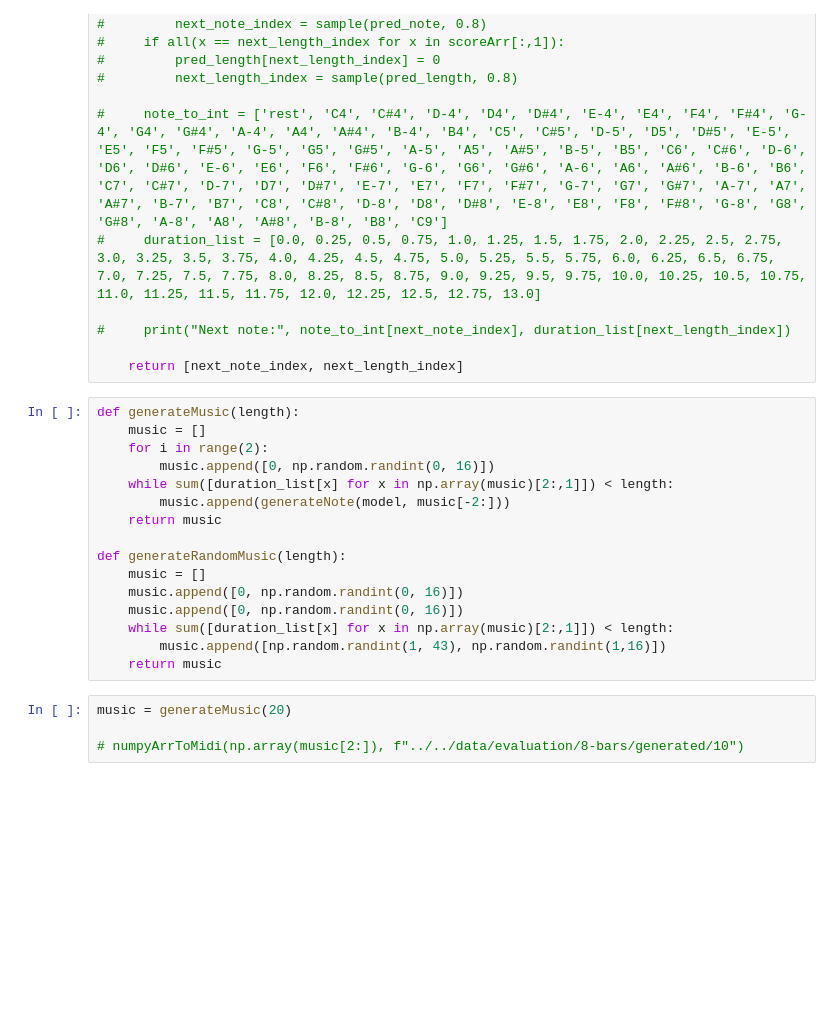
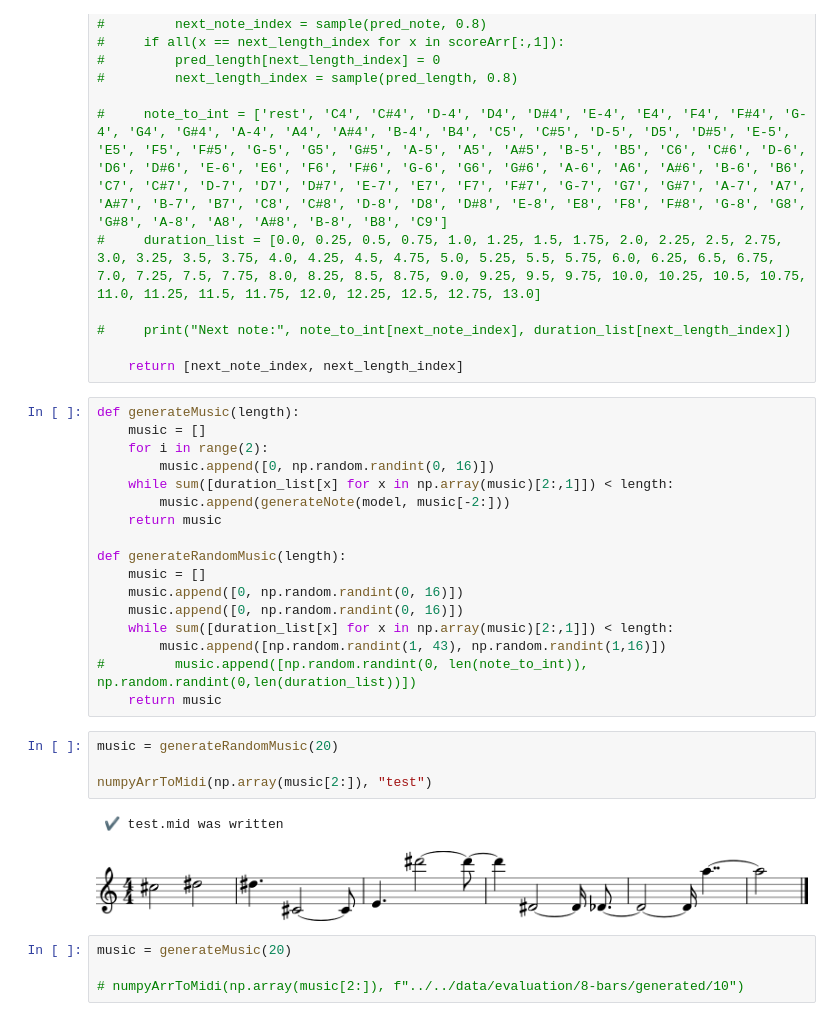
Before and after one commit to FireRedNinja/generative-music, a Jupyter notebook: notebooks/2-Main/generation.ipynb, the cells around one changed output. Drawn from its saved outputs; the diff is of its cells as text; blank space fills up the shorter version.

```diff
--- a/notebooks/2-Main/generation.ipynb
+++ b/notebooks/2-Main/generation.ipynb
@@ -327,7 +327,15 @@ def generateRandomMusic(length):
     music.append([0, np.random.randint(0, 16)])
     while sum([duration_list[x] for x in np.array(music)[2:,1]]) < length:
         music.append([np.random.randint(1, 43), np.random.randint(1,16)])
+#         music.append([np.random.randint(0, len(note_to_int)), np.random.randint(0,len(duration_list))])
     return music
+# %%
+music = generateRandomMusic(20)
+
+numpyArrToMidi(np.array(music[2:]), "test")
+# %% [output]
+ ✔️ test.mid was written
+[figure, added]
 # %%
 music = generateMusic(20)
 
```
Also changed, not shown: parts of 2 cells of this notebook, 22 other files.
